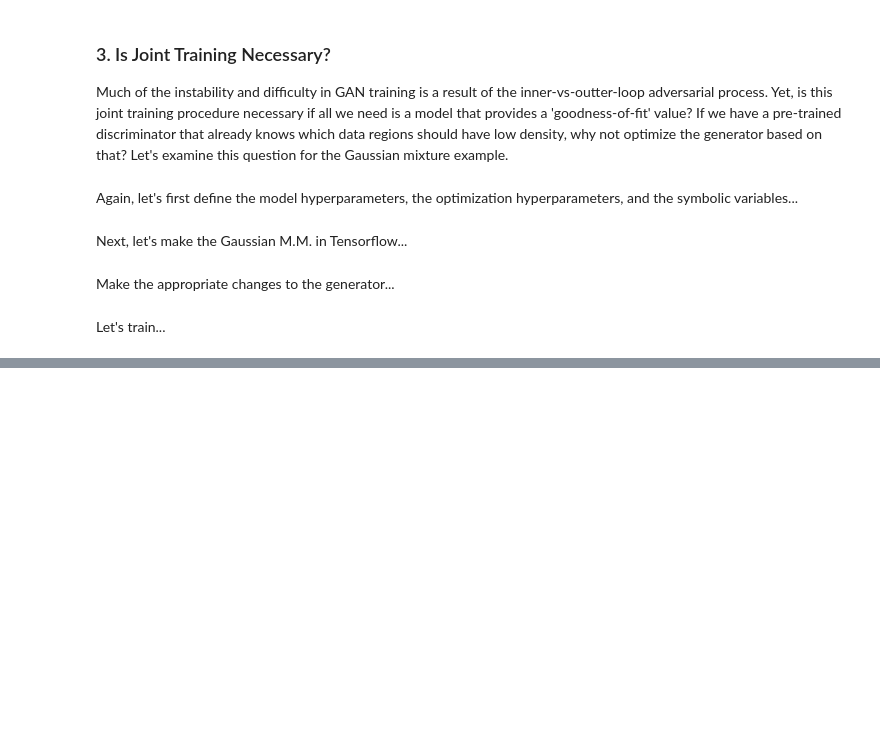
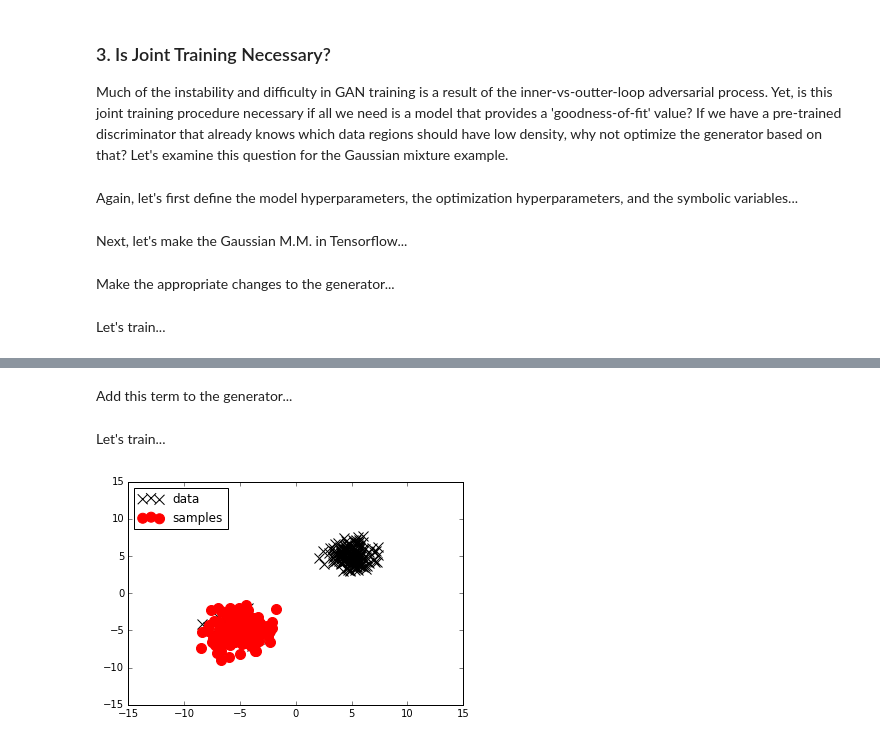
Before and after one commit to dongzhangfan/GAN, a Jupyter notebook: notebook_simulations/GAN Sandbox.ipynb, the cells around one changed output, grey strips where cells are left out. Cells and saved outputs as stored; diff of their text form; code cells hidden in the pictures; blank space fills up the shorter version.

```diff
--- a/notebook_simulations/GAN Sandbox.ipynb
+++ b/notebook_simulations/GAN Sandbox.ipynb
@@ -291,0 +295,47 @@ This seem to work well.  Let's try a more realistic example in which we pre-trai
+# %% [markdown]
+Add this term to the generator...
+# %%
+# usual terms
+generator_params = init_neural_net([latent_size, hidden_size, vis_size])
+generator_out = neural_net(Z, generator_params)
+discrim_out_genUpdate = gaussMixPDF(generator_out, discrim_params)
+
+# regularization
+diversity_weight = 15.
+def rbf_kernel(x1, x2, l=1.):
+    return tf.exp(-.5/l * tf.reduce_sum(tf.pow(x1 - x2,2),1) )
+
+Z_reg = tf.placeholder("float", [None, latent_size]) # extra samples for regularization term
+generator_out_Reg = neural_net(Z_reg, generator_params)
+kernel_Reg = rbf_kernel(generator_out, generator_out_Reg)
+
+generator_cost = tf.reduce_mean(-tf.log(discrim_out_genUpdate) + diversity_weight*kernel_Reg)
+train_generator = tf.train.GradientDescentOptimizer(learning_rate).minimize(generator_cost, var_list=generator_params['w']+generator_params['b'])
+# %% [markdown]
+Let's train...
+# %%
+# Set training params
+n_epochs = 150
+n_generator_updates = 3
+
+with tf.Session() as session:
+    tf.initialize_all_variables().run()
+    for epoch_idx in xrange(n_epochs):
+
+        # train discriminator
+        # NO NEED, HAVE ACCESS TO GENERATIVE PROCESS
+
+        # train generator
+        for idx in xrange(n_generator_updates):
+            # sample from generator again
+            prior_samples1 = np.random.normal(size=(N, latent_size))
+            prior_samples2 = np.random.normal(size=(N, latent_size))
+
+            # perform update
+            session.run(train_generator, feed_dict={Z: prior_samples1, Z_reg: prior_samples2})
+
+        # visualize progress
+        if epoch_idx%5 == 0:
+            plot_densities(X_true, session.run(generator_out, feed_dict={Z: np.random.normal(size=(N/2, latent_size))}))
+# %% [output]
+[figure, added]
```
Also changed, not shown: parts of 17 cells of this notebook, 1 other file.
